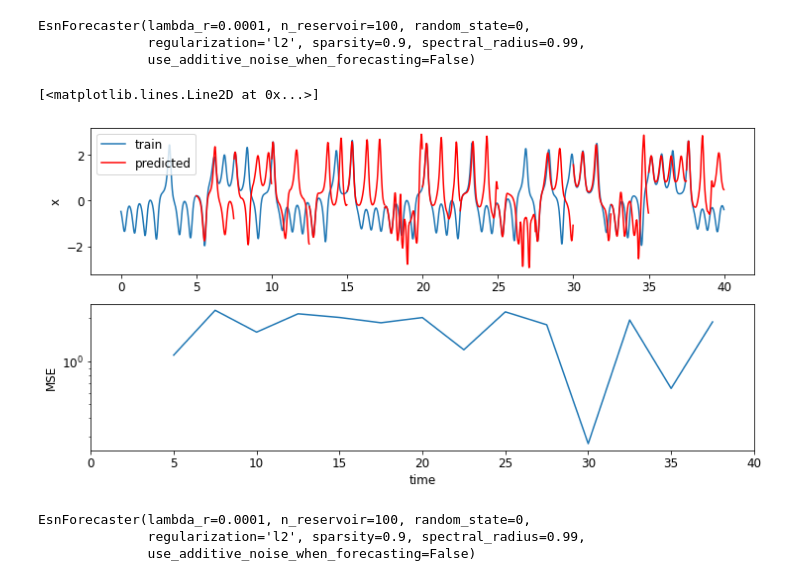
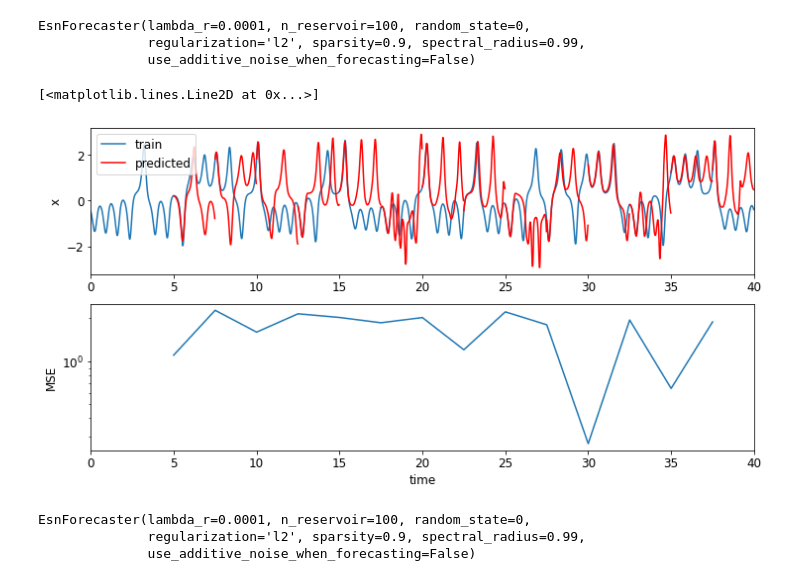
Before and after one commit to dynolab/skesn, a Jupyter notebook: examples/optimal_weights_generation.ipynb, the cells around one changed output. Cells and saved outputs as stored; diff of their text form; code cells hidden in the pictures.

```diff
--- a/examples/optimal_weights_generation.ipynb
+++ b/examples/optimal_weights_generation.ipynb
@@ -107,27 +107,28 @@ EsnForecaster(lambda_r=0.0001, n_reservoir=100, random_state=0,
 # %%
 pgen = prediction_generator(model, data, 14, 125)
 
 plt.figure(figsize=(12,6))
 plt.subplot(2,1,1)
 plt.ylabel("x")
 plt.plot(time, data[:, 0],label="train")
 errors = [None]*(len(data)//125-14)
 plt.plot(time[:1], data[:1, 0], color = "red", label="predicted")
 for test_sl, test_ts in pgen:
     plt.plot(time[test_sl], test_ts[:, 0], color = "red")
     errors.append(mean_squared_error(test_ts, data[test_sl]))
+plt.xlim(0, 40)
 errors = np.array(errors)
 simple_errors = errors.copy()
 plt.legend()
 plt.subplot(2,1,2)
 plt.ylabel("MSE")
 plt.xlim(0, 40)
 plt.xlabel("time")
 plt.semilogy(time[::125], errors)
 # plt.savefig("ESNoptimal_simple_forecast.png", bbox_inches="tight", dpi=300)
 # %% [output]
 [<matplotlib.lines.Line2D at 0x...>]
-[figure, old version]
+[figure, new version]
 # %%
 model.update(data[:1000], mode=update_modes.refit)
 # %% [output]
```
Also changed, not shown: parts of 1 cell of this notebook, 2 other files.
